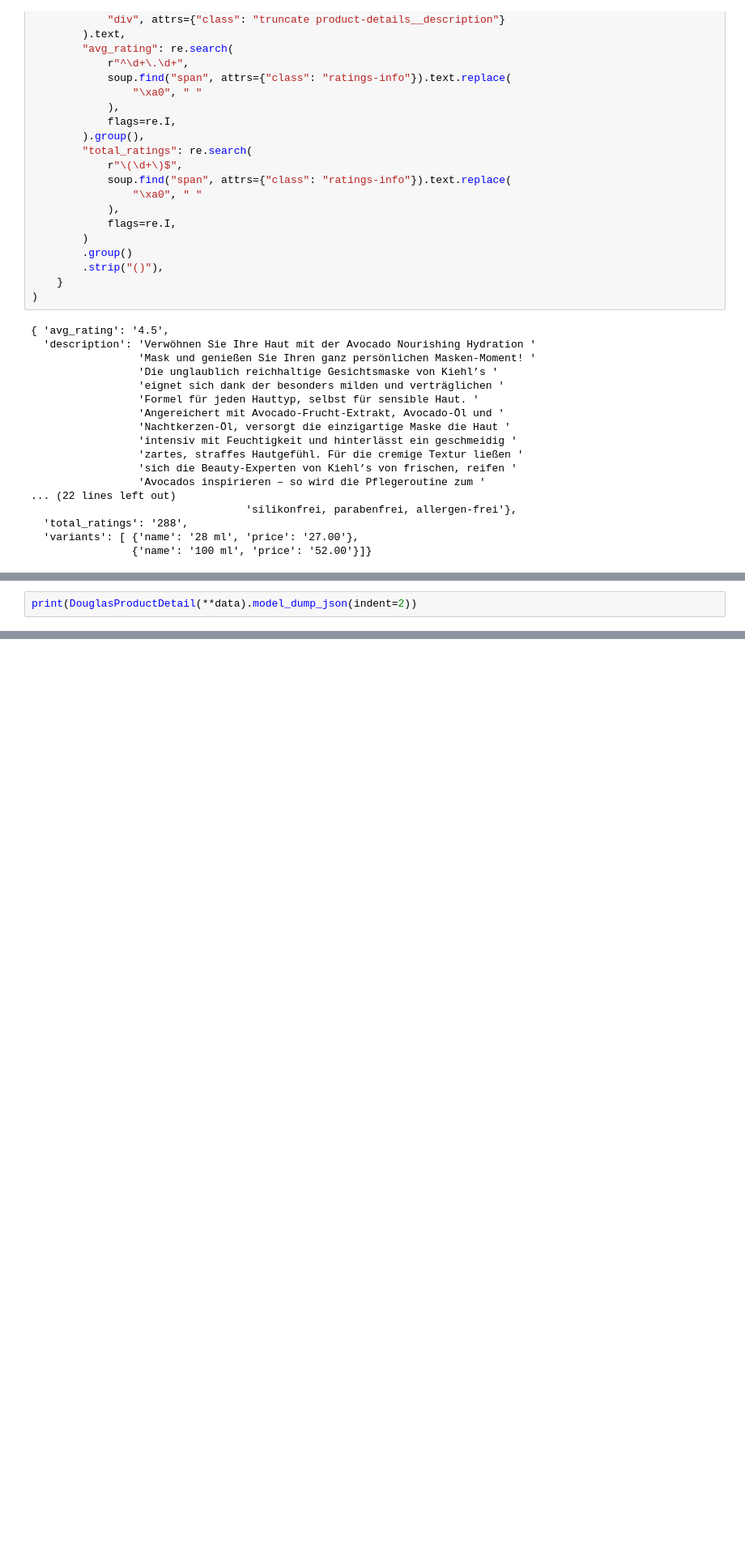
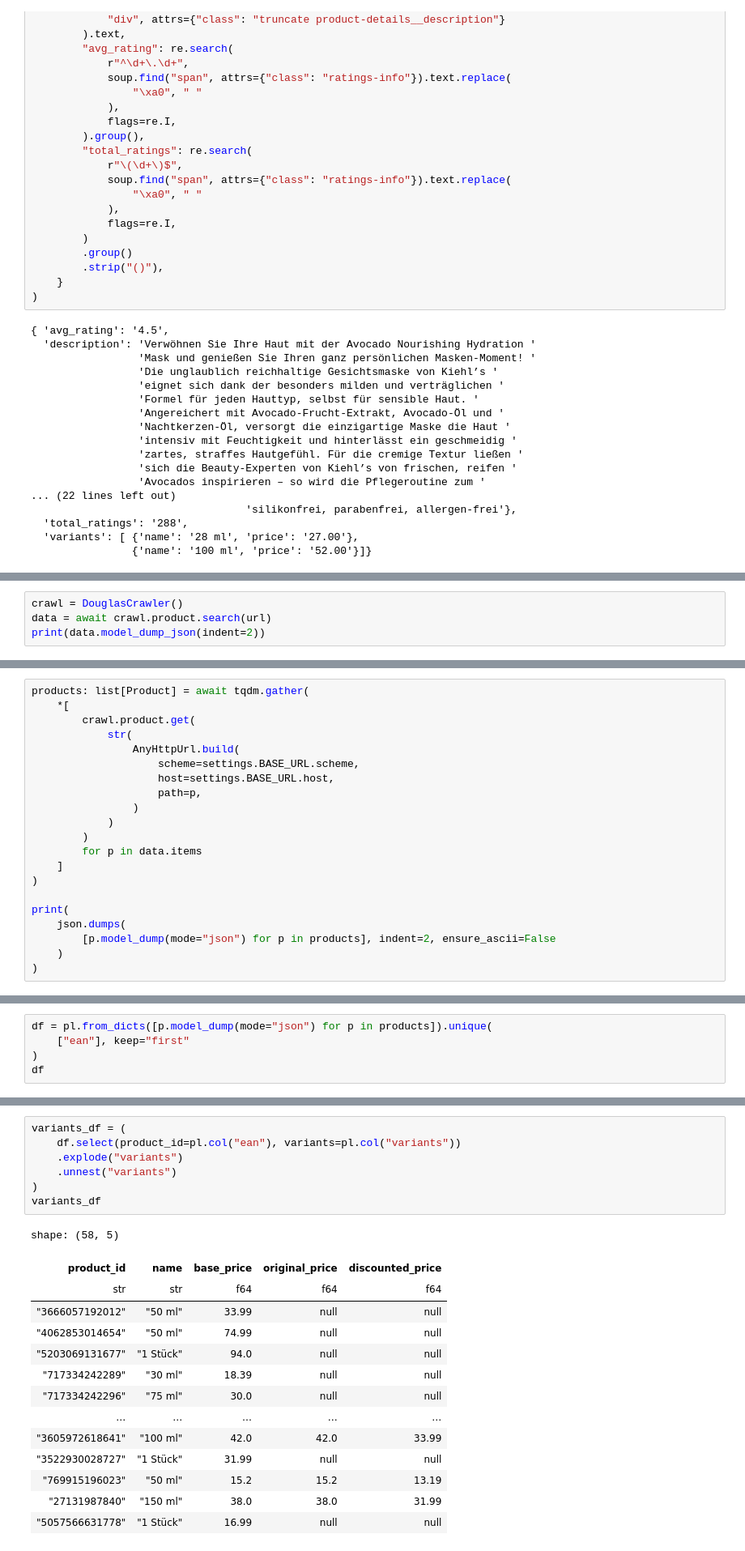
Before and after one commit to kvdomingo/douglas-crawler, a Jupyter notebook: scratch.ipynb, the cells around one changed output, grey strips where cells are left out. Shown at 81% size. Cells and saved outputs as stored; diff of their text form; blank space fills up the shorter version.

```diff
--- a/scratch.ipynb
+++ b/scratch.ipynb
@@ -142,4 +133,6 @@ data = res.json()
 # %%
-print(DouglasProductDetail(**data).model_dump_json(indent=2))
+crawl = DouglasCrawler()
+data = await crawl.product.search(url)
+print(data.model_dump_json(indent=2))
 # %% [output]
 {
@@ -161,0 +167,21 @@ print(DouglasProductDetail(**data).model_dump_json(indent=2))
+# %%
+products: list[Product] = await tqdm.gather(
+    *[
+        crawl.product.get(
+            str(
+                AnyHttpUrl.build(
+                    scheme=settings.BASE_URL.scheme,
+                    host=settings.BASE_URL.host,
+                    path=p,
+                )
+            )
+        )
+        for p in data.items
+    ]
+)
+
+print(
+    json.dumps(
+        [p.model_dump(mode="json") for p in products], indent=2, ensure_ascii=False
+    )
+)
@@ -161,0 +206,5 @@ print(DouglasProductDetail(**data).model_dump_json(indent=2))
+# %%
+df = pl.from_dicts([p.model_dump(mode="json") for p in products]).unique(
+    ["ean"], keep="first"
+)
+df
@@ -161,0 +226,22 @@ print(DouglasProductDetail(**data).model_dump_json(indent=2))
+# %%
+variants_df = (
+    df.select(product_id=pl.col("ean"), variants=pl.col("variants"))
+    .explode("variants")
+    .unnest("variants")
+)
+variants_df
+# %% [output]
+shape: (58, 5)
+| product_id | name | base_price | original_price | discounted_price |
+| str | str | f64 | f64 | f64 |
+| "3666057192012" | "50 ml" | 33.99 | null | null |
+| "4062853014654" | "50 ml" | 74.99 | null | null |
+| "5203069131677" | "1 Stück" | 94.0 | null | null |
+| "717334242289" | "30 ml" | 18.39 | null | null |
+| "717334242296" | "75 ml" | 30.0 | null | null |
+| … | … | … | … | … |
+| "3605972618641" | "100 ml" | 42.0 | 42.0 | 33.99 |
+| "3522930028727" | "1 Stück" | 31.99 | null | null |
+| "769915196023" | "50 ml" | 15.2 | 15.2 | 13.19 |
+| "27131987840" | "150 ml" | 38.0 | 38.0 | 31.99 |
+| "5057566631778" | "1 Stück" | 16.99 | null | null |
```
Also changed, not shown: parts of 8 cells of this notebook, 16 other files.
